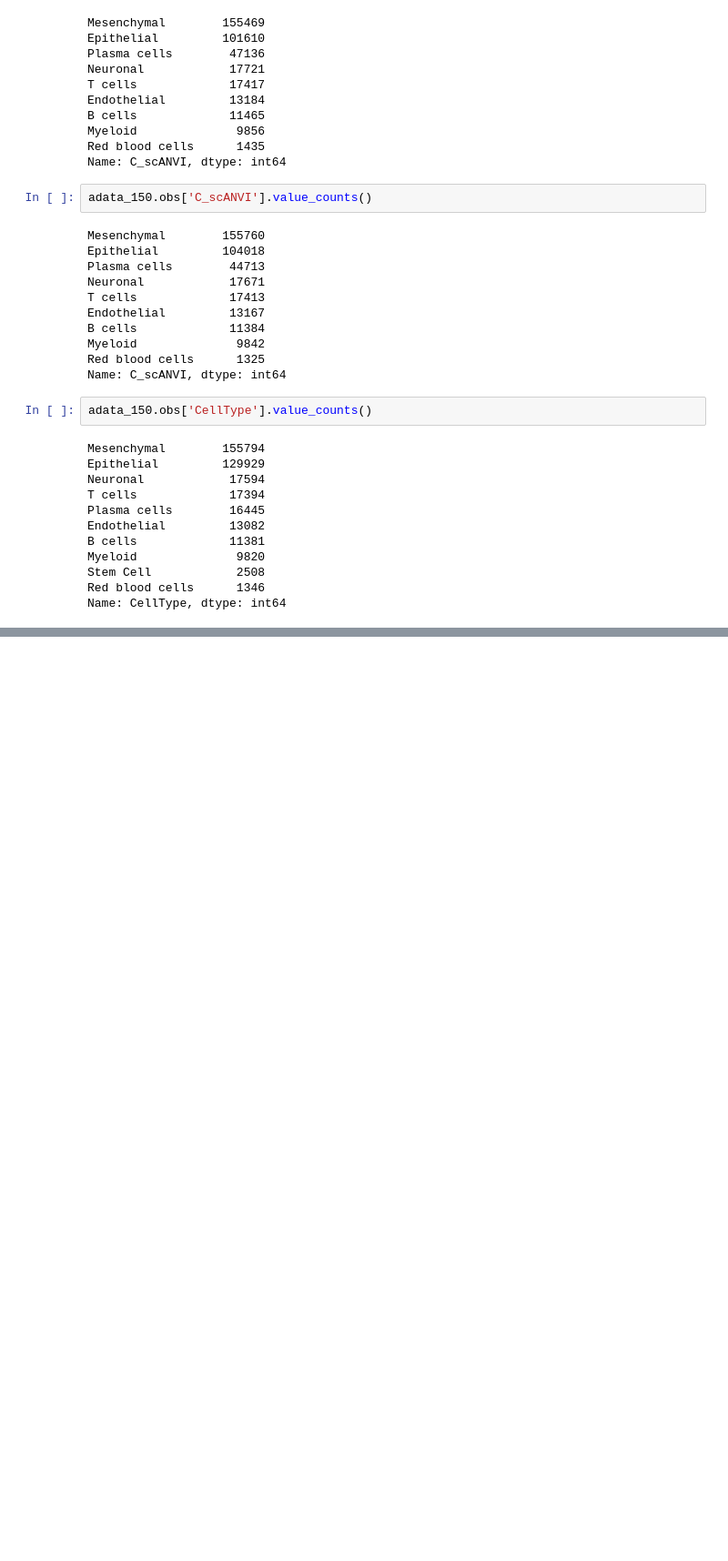
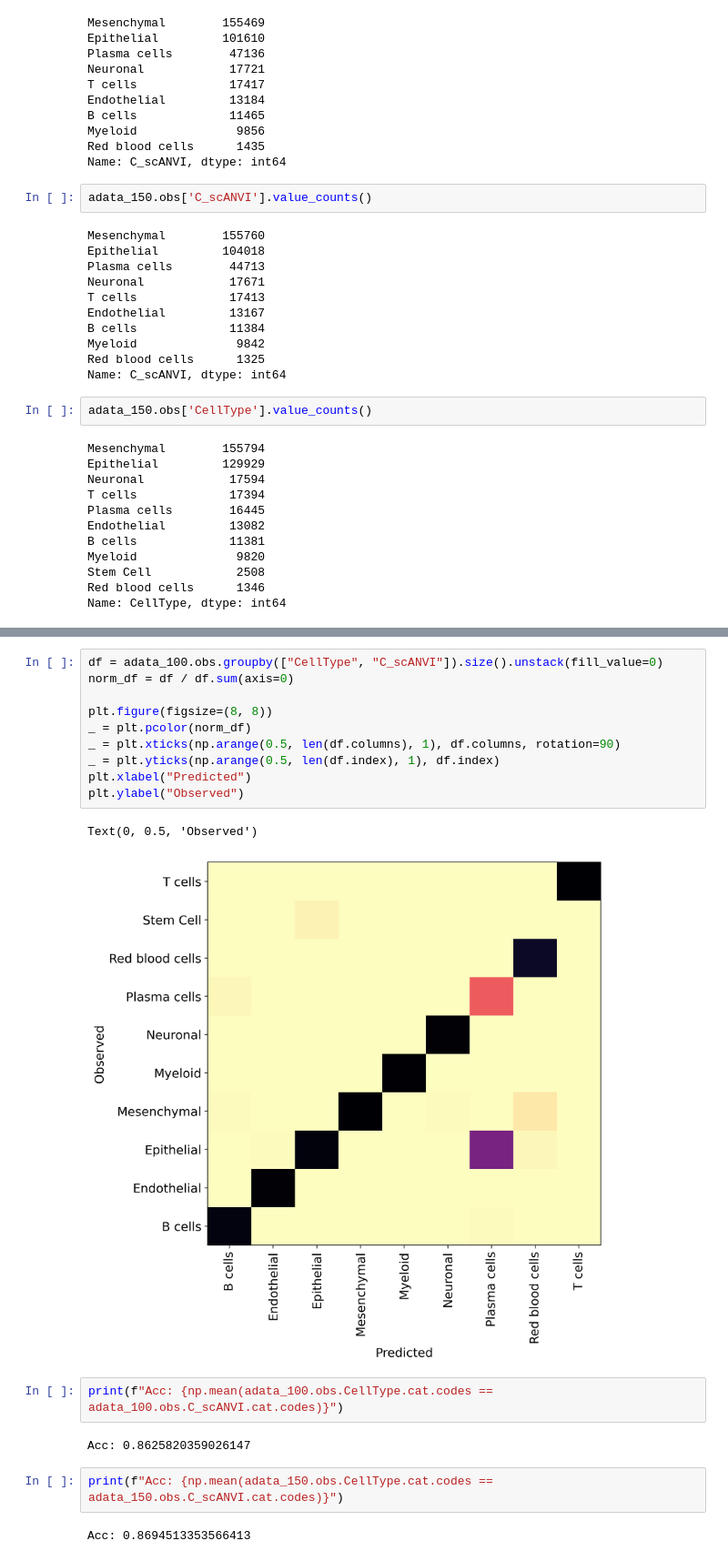
Before and after one commit to Talavera-Lopez-Lab/GCA_social_network, a Jupyter notebook: Annotation transferring/SCANVI/scANVI_label_transferring_on_GCA.ipynb, the cells around one changed output, grey strips where cells are left out. Shown at 91% size. Drawn from its saved outputs; the diff is of its cells as text; blank space fills up the shorter version.

```diff
--- a/Annotation transferring/SCANVI/scANVI_label_transferring_on_GCA.ipynb
+++ b/Annotation transferring/SCANVI/scANVI_label_transferring_on_GCA.ipynb
@@ -250,0 +265,21 @@ Name: CellType, dtype: int64
+# %%
+df = adata_100.obs.groupby(["CellType", "C_scANVI"]).size().unstack(fill_value=0)
+norm_df = df / df.sum(axis=0)
+
+plt.figure(figsize=(8, 8))
+_ = plt.pcolor(norm_df)
+_ = plt.xticks(np.arange(0.5, len(df.columns), 1), df.columns, rotation=90)
+_ = plt.yticks(np.arange(0.5, len(df.index), 1), df.index)
+plt.xlabel("Predicted")
+plt.ylabel("Observed")
+# %% [output]
+Text(0, 0.5, 'Observed')
+[figure, added]
+# %%
+print(f"Acc: {np.mean(adata_100.obs.CellType.cat.codes == adata_100.obs.C_scANVI.cat.codes)}")
+# %% [output]
+Acc: 0.8625820359026147
+# %%
+print(f"Acc: {np.mean(adata_150.obs.CellType.cat.codes == adata_150.obs.C_scANVI.cat.codes)}")
+# %% [output]
+Acc: 0.8694513353566413
```
Also changed, not shown: parts of 3 cells of this notebook, 3 other files.
